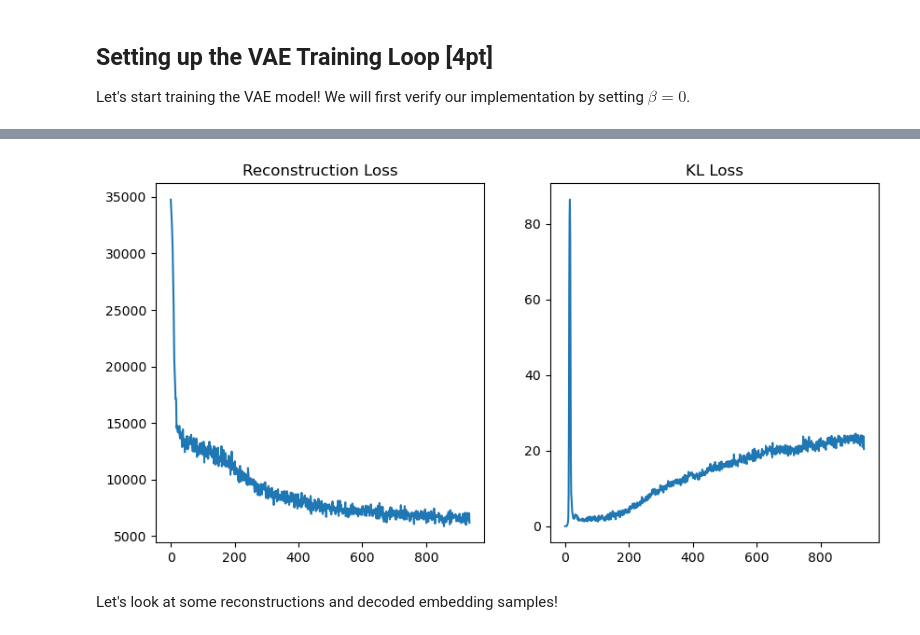
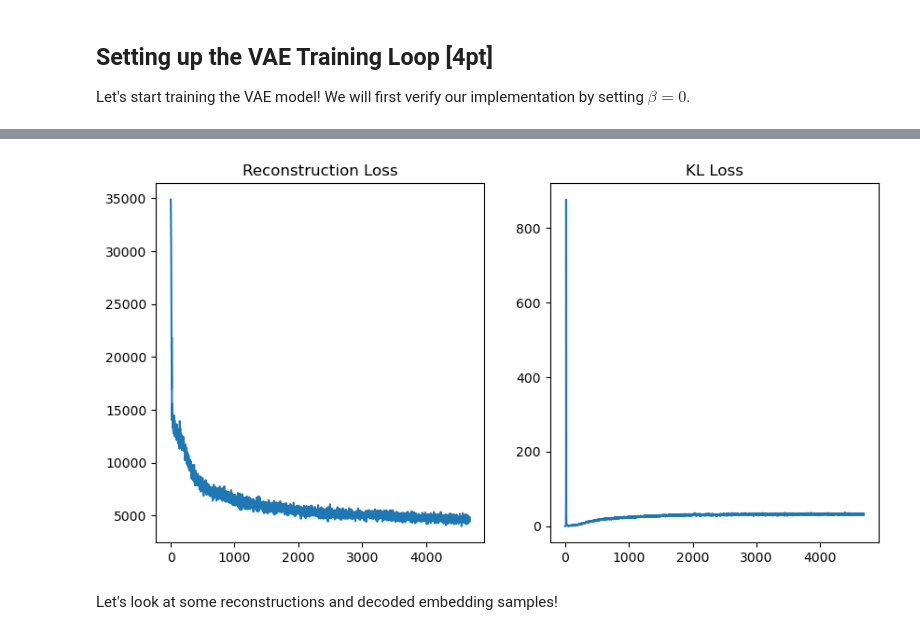
Before and after one commit to vamsipuppala/DL_Assignment_2, a Jupyter notebook: Problem1_VAE_v0.ipynb, the cells around one changed output, grey strips where cells are left out. Drawn from its saved outputs; the diff is of its cells as text; code cells hidden in the pictures.

```diff
--- a/Problem1_VAE_v0.ipynb
+++ b/Problem1_VAE_v0.ipynb
@@ -490,12 +490,15 @@ class VAE(nn.Module):
 
     h = self.encoder(x)
     mu, logvar = torch.chunk(h, 2, dim=-1)
+    q = [mu, logvar]
+    std = torch.exp(0.5*logvar)
+    eps = torch.randn_like(std)
+    z = mu + eps*std
+    reconstruction = self.decoder(z)
 
     # Decode the mean of the posterior to obtain the reconstruction
-    reconstruction = self.decoder(mu)
-    print(reconstruction)
-    print("hereeeeeeeeeeeeeeeeee")
-    return reconstruction
+#     reconstruction = self.decoder(mu)
+    return reconstruction.reshape(-1, 28, 28)
     #################################### END TODO ######################################
     return image
 # %% [markdown]
@@ -509,7 +512,7 @@ nz = 32
 beta = 0
 
 ####################################### TODO #######################################
-epochs = 1      # recommended 5-20 epochs
+epochs = 5      # recommended 5-20 epochs
 #################################### END TODO ######################################
 
 # build VAE model
@@ -593,5 +600,5 @@ It 900: Total Loss: 6807.3857421875,     Rec Loss: 6783.9853515625,      KL Loss
 Done!
-[figure, old version]
+[figure, new version]
 # %% [markdown]
 Let's look at some reconstructions and decoded embedding samples!
 # %%
```
Also changed, not shown: parts of 7 cells of this notebook.
